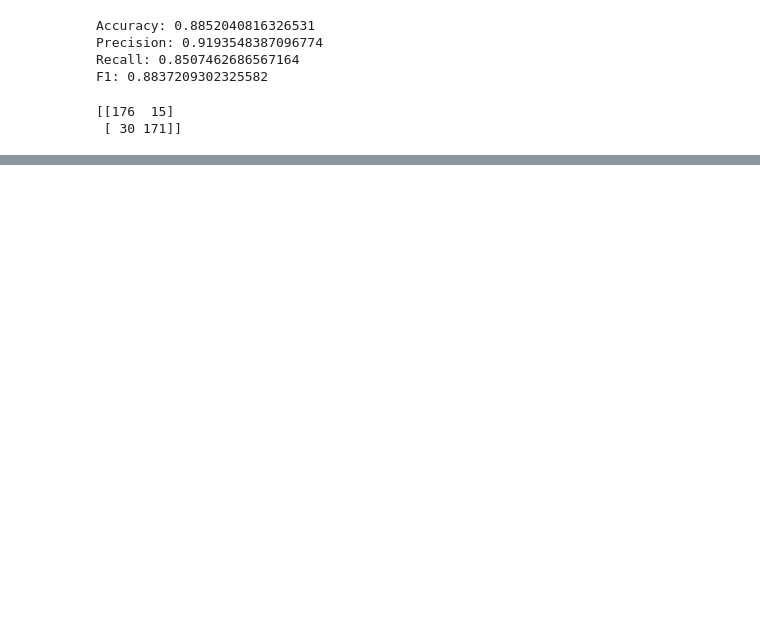
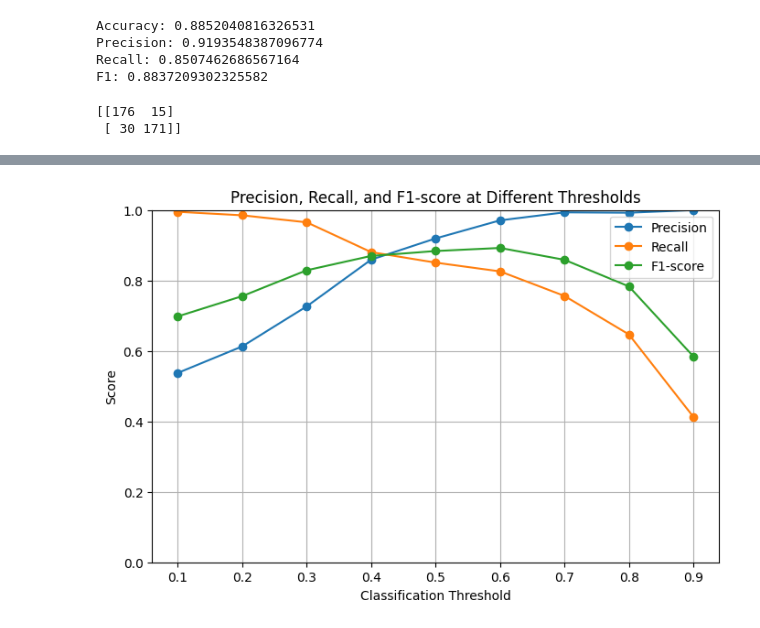
Before and after one commit to FarsiKayvon/youtube-spam-detection, a Jupyter notebook: dsFinal.ipynb, the cells around one changed output, grey strips where cells are left out. Cells and saved outputs as stored; diff of their text form; code cells hidden in the pictures; blank space fills up the shorter version.

```diff
--- a/dsFinal.ipynb
+++ b/dsFinal.ipynb
@@ -121,0 +177,19 @@ Matplotlib is building the font cache; this may take a moment.
+# %%
+y_probs = model.predict_proba(X_test_tfidf)[:, 1]
+
+thresholds = np.arange(0.1, 0.91, 0.1)
+threshold_results = []
+
+for threshold in thresholds:
+    y_pred_threshold = (y_probs >= threshold).astype(int)
+
+    threshold_results.append({
+        "Threshold": round(threshold, 2),
+        "Precision": precision_score(y_test, y_pred_threshold, zero_division=0),
+        "Recall": recall_score(y_test, y_pred_threshold, zero_division=0),
+        "F1-score": f1_score(y_test, y_pred_threshold, zero_division=0)
+    })
+
+threshold_df = pd.DataFrame(threshold_results)
+
+threshold_df
@@ -121,0 +207,16 @@ Matplotlib is building the font cache; this may take a moment.
+# %%
+plt.figure(figsize=(8, 5))
+
+plt.plot(threshold_df["Threshold"], threshold_df["Precision"], marker="o", label="Precision")
+plt.plot(threshold_df["Threshold"], threshold_df["Recall"], marker="o", label="Recall")
+plt.plot(threshold_df["Threshold"], threshold_df["F1-score"], marker="o", label="F1-score")
+
+plt.title("Precision, Recall, and F1-score at Different Thresholds")
+plt.xlabel("Classification Threshold")
+plt.ylabel("Score")
+plt.ylim(0, 1)
+plt.legend()
+plt.grid(True)
+plt.show()
+# %% [output]
+[figure, added]
```
Also changed, not shown: parts of 11 cells of this notebook.
